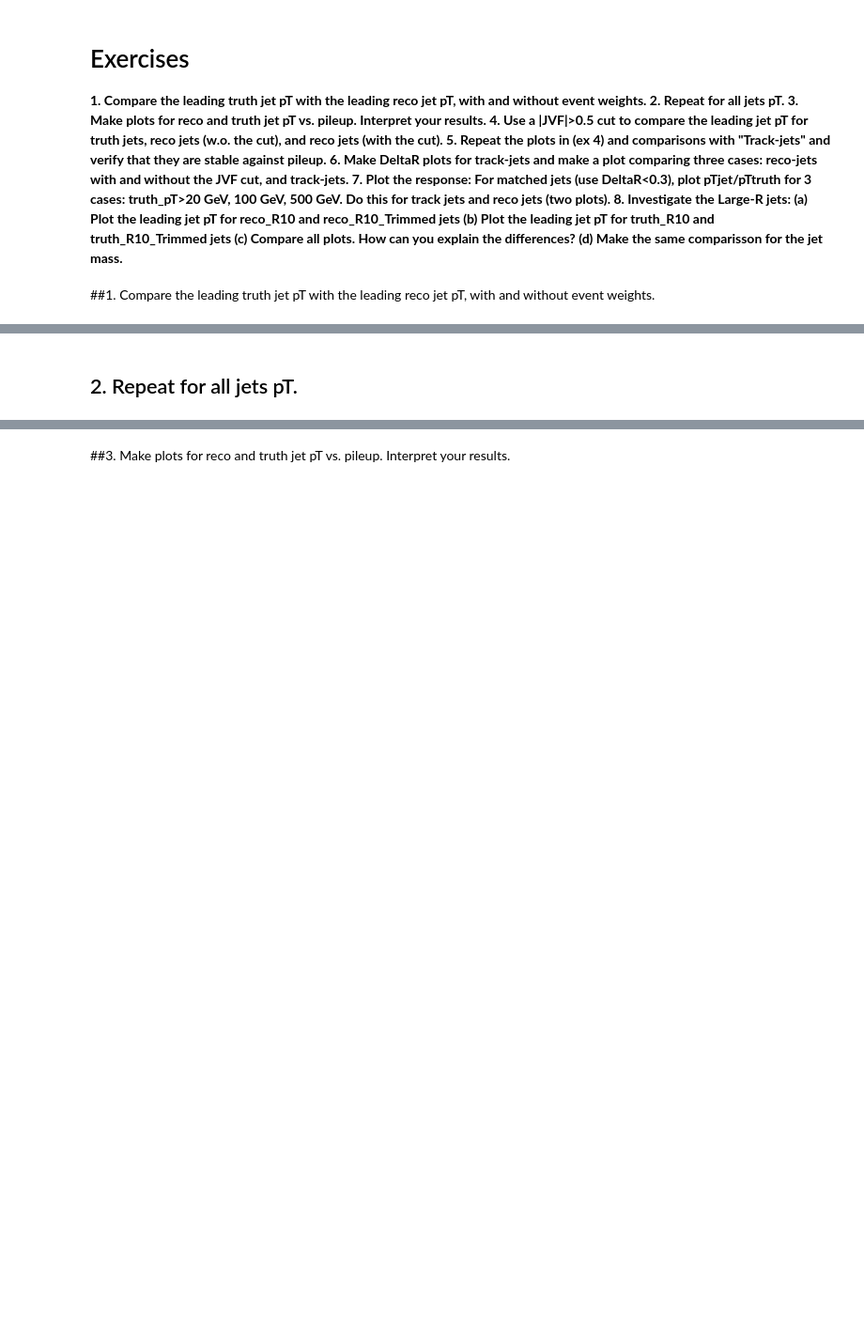
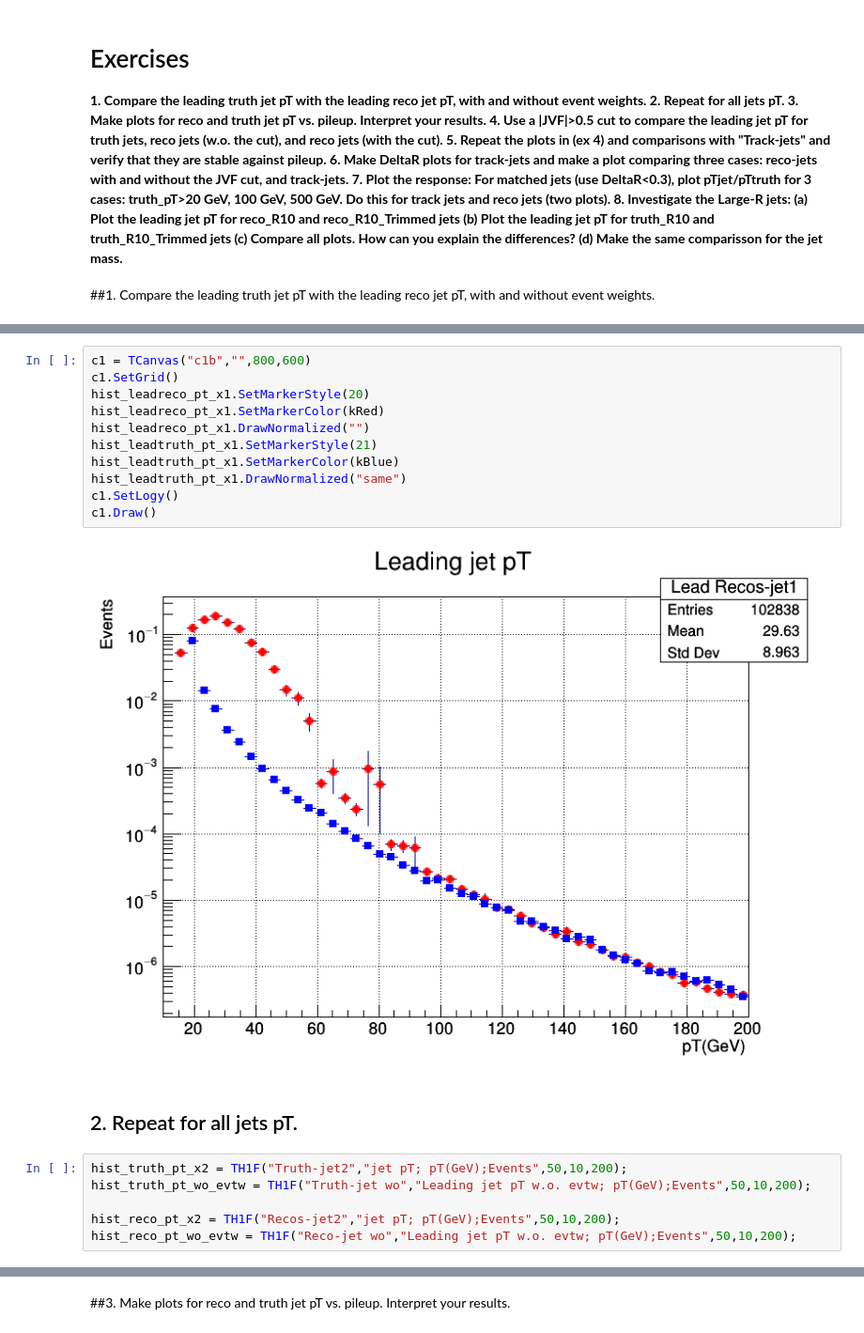
Before and after one commit to cfrc2694/HEP_Exercises, a Jupyter notebook: 02_Jets.ipynb, the cells around one changed output, grey strips where cells are left out. Shown at 94% size. Drawn from its saved outputs; the diff is of its cells as text; blank space fills up the shorter version.

```diff
--- a/02_Jets.ipynb
+++ b/02_Jets.ipynb
@@ -262,2 +296,21 @@ canvas2.Draw();
+# %%
+c1 = TCanvas("c1b","",800,600)
+c1.SetGrid()
+hist_leadreco_pt_x1.SetMarkerStyle(20)
+hist_leadreco_pt_x1.SetMarkerColor(kRed)
+hist_leadreco_pt_x1.DrawNormalized("")
+hist_leadtruth_pt_x1.SetMarkerStyle(21)
+hist_leadtruth_pt_x1.SetMarkerColor(kBlue)
+hist_leadtruth_pt_x1.DrawNormalized("same")
+c1.SetLogy()
+c1.Draw()
+# %% [output]
+[figure, added]
 # %% [markdown]
 ## 2. Repeat for all jets pT.
+# %%
+hist_truth_pt_x2 = TH1F("Truth-jet2","jet pT; pT(GeV);Events",50,10,200);
+hist_truth_pt_wo_evtw = TH1F("Truth-jet wo","Leading jet pT w.o. evtw; pT(GeV);Events",50,10,200);
+
+hist_reco_pt_x2 = TH1F("Recos-jet2","jet pT; pT(GeV);Events",50,10,200);
+hist_reco_pt_wo_evtw = TH1F("Reco-jet wo","Leading jet pT w.o. evtw; pT(GeV);Events",50,10,200);
```
Also changed, not shown: parts of 35 cells of this notebook.
